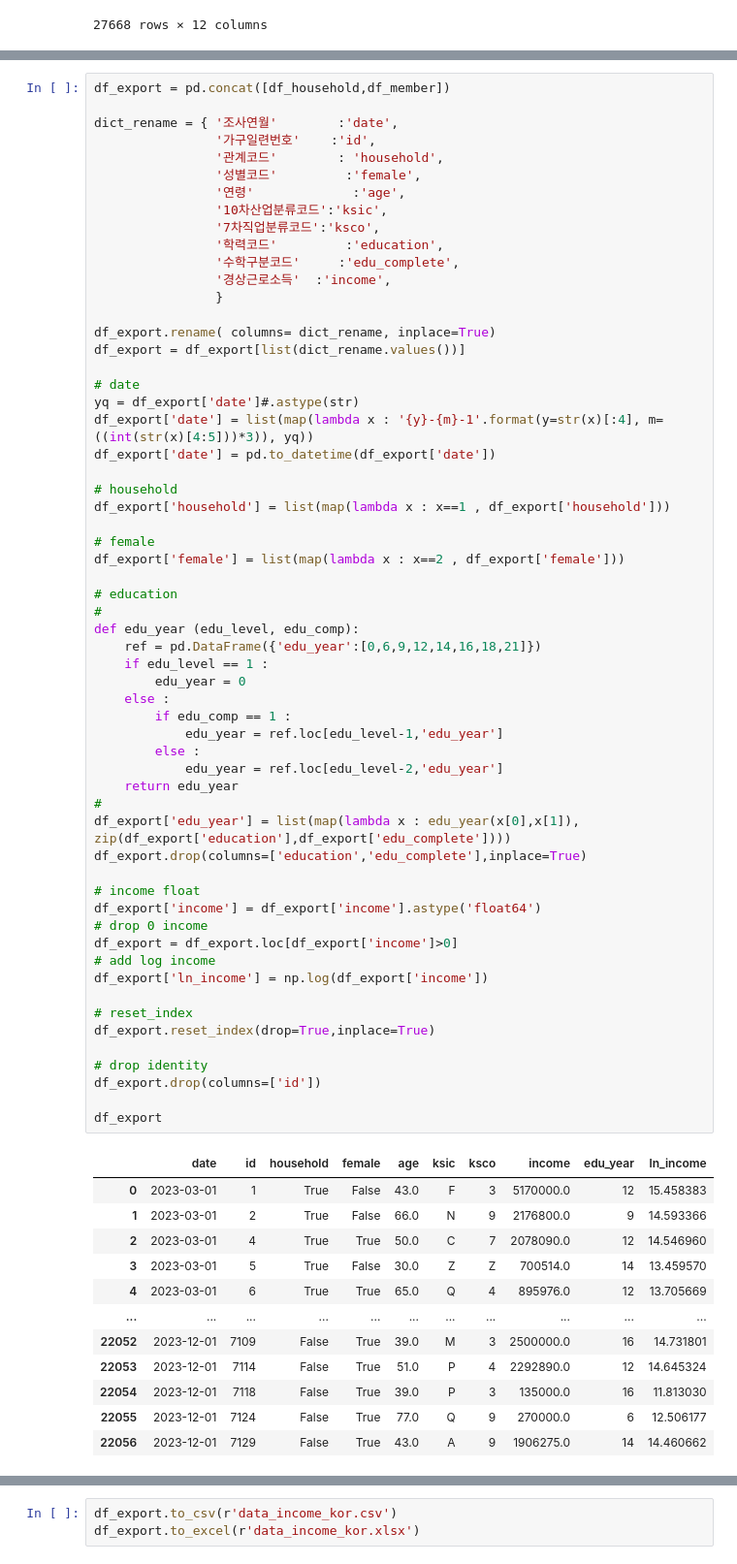
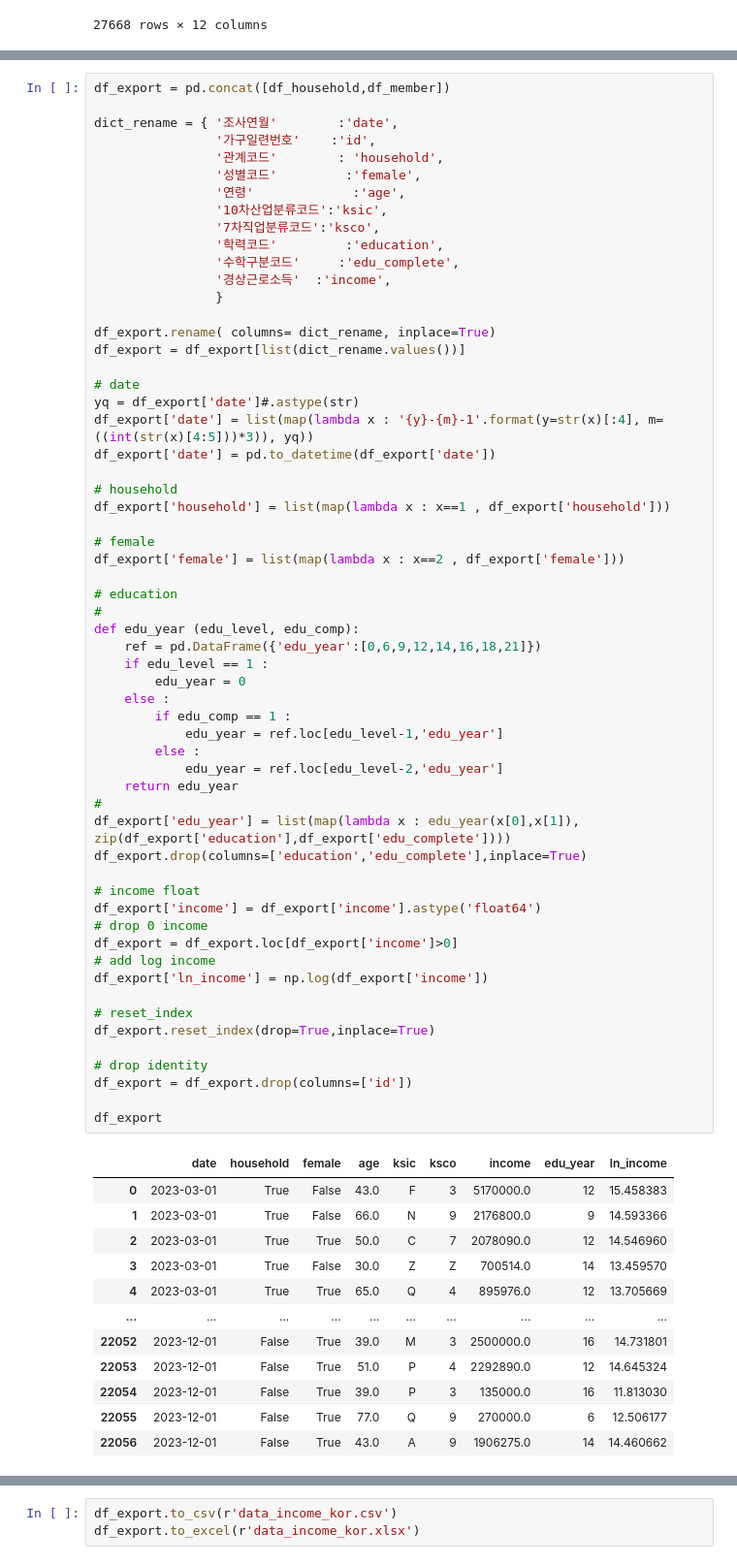
Before and after one commit to SeanJSLee/Teaching_YU_DS_basic_KR, a Jupyter notebook: data/KOSIS_houshold_panel_survey/KOSIS_houshold_panel_survey.ipynb, the cells around one changed output, grey strips where cells are left out. Shown at 97% size. Drawn from its saved outputs; the diff is of its cells as text.

```diff
--- a/data/KOSIS_houshold_panel_survey/KOSIS_houshold_panel_survey.ipynb
+++ b/data/KOSIS_houshold_panel_survey/KOSIS_houshold_panel_survey.ipynb
@@ -166,43 +157,43 @@ df_export['female'] = list(map(lambda x : x==2 , df_export['female']))
 # education
 #
 def edu_year (edu_level, edu_comp):
     ref = pd.DataFrame({'edu_year':[0,6,9,12,14,16,18,21]})
     if edu_level == 1 :
         edu_year = 0
     else :
         if edu_comp == 1 :
             edu_year = ref.loc[edu_level-1,'edu_year']
         else :
             edu_year = ref.loc[edu_level-2,'edu_year']
     return edu_year
 #
 df_export['edu_year'] = list(map(lambda x : edu_year(x[0],x[1]), zip(df_export['education'],df_export['edu_complete'])))
 df_export.drop(columns=['education','edu_complete'],inplace=True)
 
 # income float
 df_export['income'] = df_export['income'].astype('float64')
 # drop 0 income
 df_export = df_export.loc[df_export['income']>0]
 # add log income
 df_export['ln_income'] = np.log(df_export['income'])
 
 # reset_index
 df_export.reset_index(drop=True,inplace=True)
 
 # drop identity
-df_export.drop(columns=['id'])
+df_export = df_export.drop(columns=['id'])
 
 df_export
 # %% [output]
-|  | date | id | household | female | age | ksic | ksco | income | edu_year | ln_income |
-| 0 | 2023-03-01 | 1 | True | False | 43.0 | F | 3 | 5170000.0 | 12 | 15.458383 |
-| 1 | 2023-03-01 | 2 | True | False | 66.0 | N | 9 | 2176800.0 | 9 | 14.593366 |
-| 2 | 2023-03-01 | 4 | True | True | 50.0 | C | 7 | 2078090.0 | 12 | 14.546960 |
-| 3 | 2023-03-01 | 5 | True | False | 30.0 | Z | Z | 700514.0 | 14 | 13.459570 |
-| 4 | 2023-03-01 | 6 | True | True | 65.0 | Q | 4 | 895976.0 | 12 | 13.705669 |
-| ... | ... | ... | ... | ... | ... | ... | ... | ... | ... | ... |
-| 22052 | 2023-12-01 | 7109 | False | True | 39.0 | M | 3 | 2500000.0 | 16 | 14.731801 |
-| 22053 | 2023-12-01 | 7114 | False | True | 51.0 | P | 4 | 2292890.0 | 12 | 14.645324 |
-| 22054 | 2023-12-01 | 7118 | False | True | 39.0 | P | 3 | 135000.0 | 16 | 11.813030 |
-| 22055 | 2023-12-01 | 7124 | False | True | 77.0 | Q | 9 | 270000.0 | 6 | 12.506177 |
-| 22056 | 2023-12-01 | 7129 | False | True | 43.0 | A | 9 | 1906275.0 | 14 | 14.460662 |
+|  | date | household | female | age | ksic | ksco | income | edu_year | ln_income |
+| 0 | 2023-03-01 | True | False | 43.0 | F | 3 | 5170000.0 | 12 | 15.458383 |
+| 1 | 2023-03-01 | True | False | 66.0 | N | 9 | 2176800.0 | 9 | 14.593366 |
+| 2 | 2023-03-01 | True | True | 50.0 | C | 7 | 2078090.0 | 12 | 14.546960 |
+| 3 | 2023-03-01 | True | False | 30.0 | Z | Z | 700514.0 | 14 | 13.459570 |
+| 4 | 2023-03-01 | True | True | 65.0 | Q | 4 | 895976.0 | 12 | 13.705669 |
+| ... | ... | ... | ... | ... | ... | ... | ... | ... | ... |
+| 22052 | 2023-12-01 | False | True | 39.0 | M | 3 | 2500000.0 | 16 | 14.731801 |
+| 22053 | 2023-12-01 | False | True | 51.0 | P | 4 | 2292890.0 | 12 | 14.645324 |
+| 22054 | 2023-12-01 | False | True | 39.0 | P | 3 | 135000.0 | 16 | 11.813030 |
+| 22055 | 2023-12-01 | False | True | 77.0 | Q | 9 | 270000.0 | 6 | 12.506177 |
+| 22056 | 2023-12-01 | False | True | 43.0 | A | 9 | 1906275.0 | 14 | 14.460662 |
```
Also changed, not shown: parts of 3 cells of this notebook, 8 other files.
